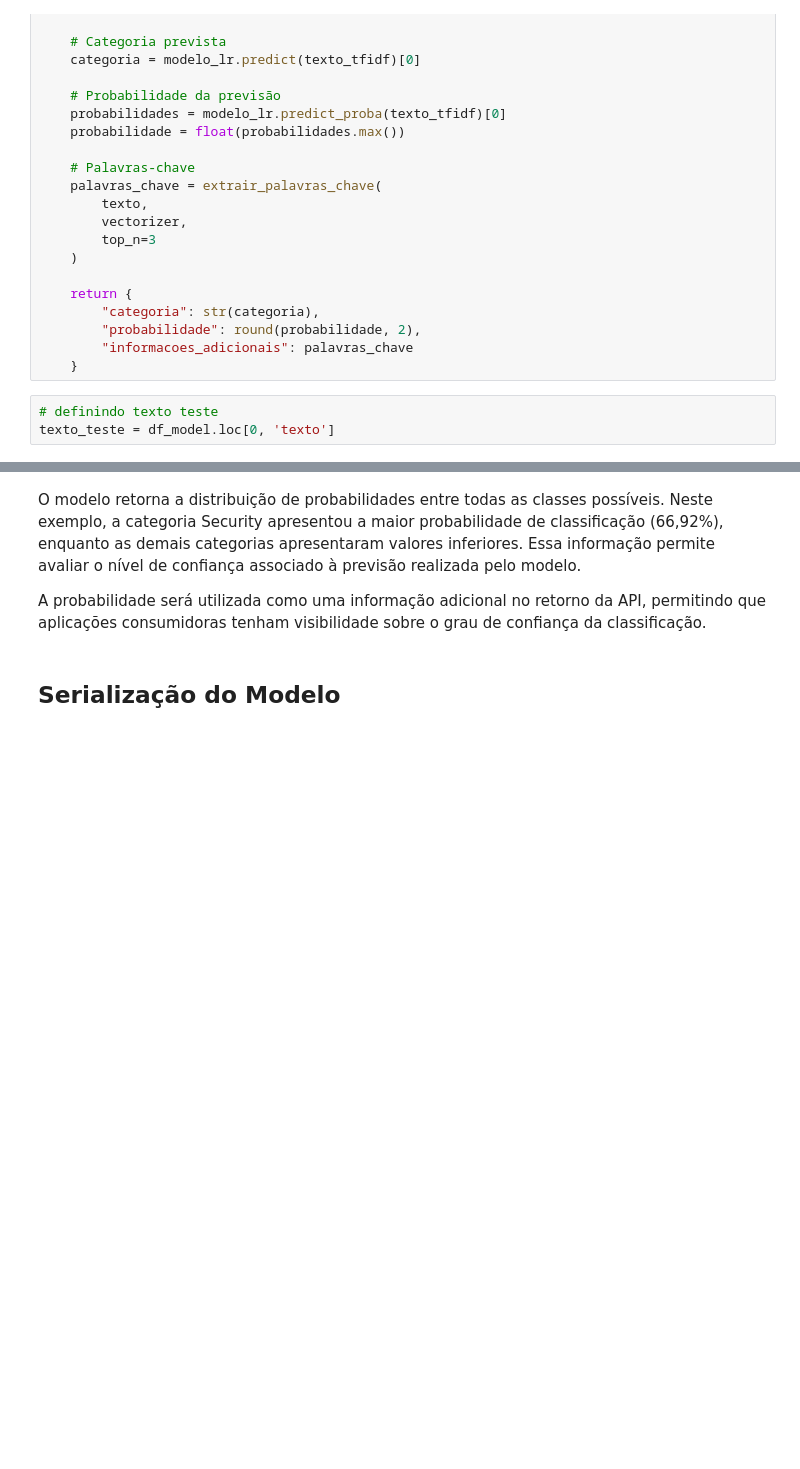
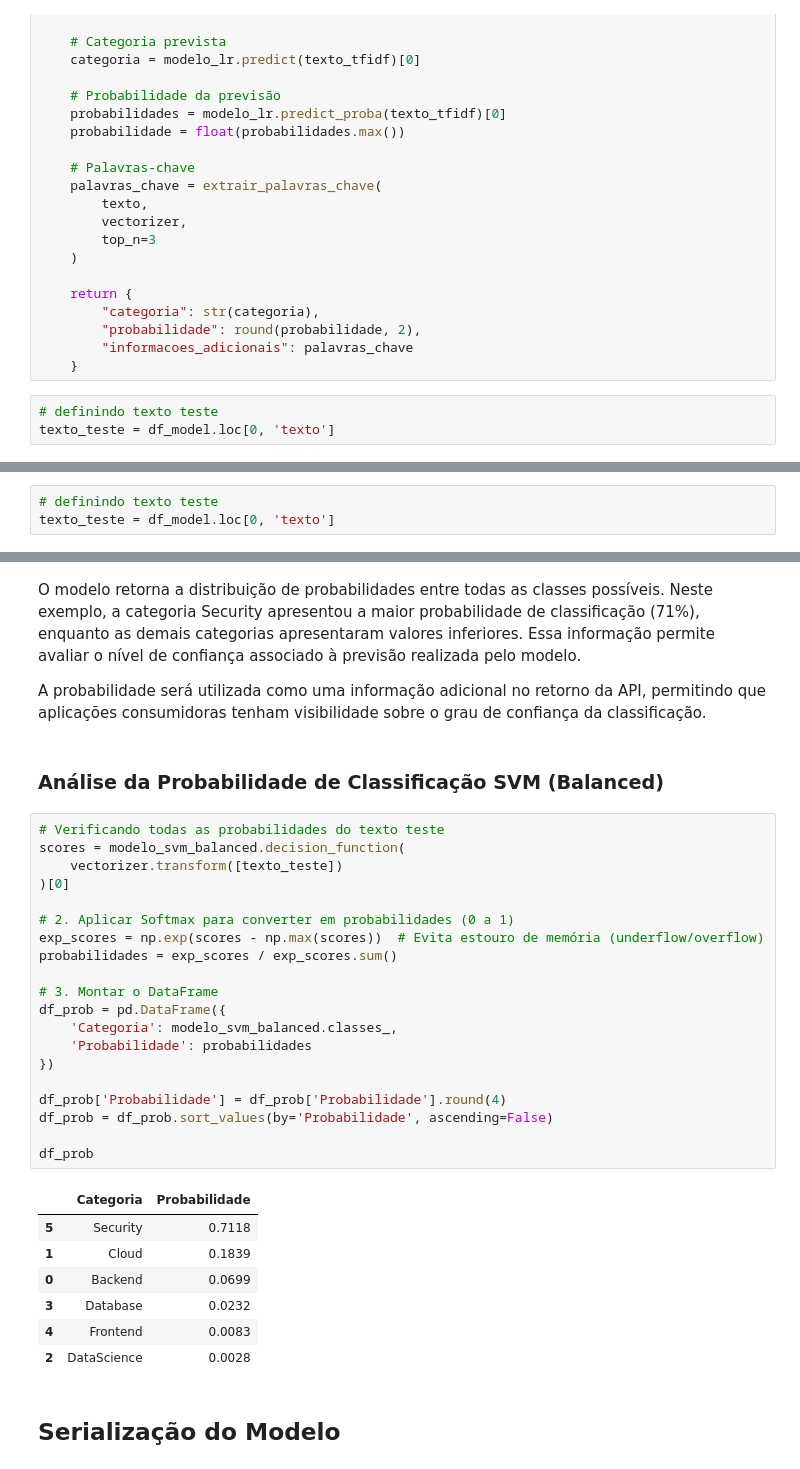
Before and after one commit to No-Country-simulation/g9-br-techmind-team10, a Jupyter notebook: datascience/notebooks/modelo_SVM.ipynb, the cells around one changed output, grey strips where cells are left out. Saved outputs shown, nothing was run; the diff lists cells and outputs as text; blank space fills up the shorter version.

```diff
--- a/datascience/notebooks/modelo_SVM.ipynb
+++ b/datascience/notebooks/modelo_SVM.ipynb
@@ -563,0 +727,3 @@ df_prob
+# %%
+# definindo texto teste
+texto_teste = df_model.loc[0, 'texto']
@@ -564,7 +738,37 @@ df_prob
 # %% [markdown]
-O modelo retorna a distribuição de probabilidades entre todas as classes possíveis. Neste exemplo, a categoria Security apresentou a maior probabilidade de classificação (66,92%), enquanto as demais categorias apresentaram valores inferiores. Essa informação permite avaliar o nível de confiança associado à previsão realizada pelo modelo.
+O modelo retorna a distribuição de probabilidades entre todas as classes possíveis. Neste exemplo, a categoria Security apresentou a maior probabilidade de classificação (71%), enquanto as demais categorias apresentaram valores inferiores. Essa informação permite avaliar o nível de confiança associado à previsão realizada pelo modelo.
 
 A probabilidade será utilizada como uma informação adicional no retorno da API, permitindo que aplicações consumidoras tenham visibilidade sobre o grau de confiança da classificação.
+# %% [markdown]
+### Análise da Probabilidade de Classificação SVM (Balanced)
+# %%
+# Verificando todas as probabilidades do texto teste
+scores = modelo_svm_balanced.decision_function(
+    vectorizer.transform([texto_teste])
+)[0]
+
+# 2. Aplicar Softmax para converter em probabilidades (0 a 1)
+exp_scores = np.exp(scores - np.max(scores))  # Evita estouro de memória (underflow/overflow)
+probabilidades = exp_scores / exp_scores.sum()
+
+# 3. Montar o DataFrame
+df_prob = pd.DataFrame({
+    'Categoria': modelo_svm_balanced.classes_,
+    'Probabilidade': probabilidades
+})
+
+df_prob['Probabilidade'] = df_prob['Probabilidade'].round(4)
+df_prob = df_prob.sort_values(by='Probabilidade', ascending=False)
+
+df_prob
+# %% [output]
+|  | Categoria | Probabilidade |
+| 5 | Security | 0.7118 |
+| 1 | Cloud | 0.1839 |
+| 0 | Backend | 0.0699 |
+| 3 | Database | 0.0232 |
+| 4 | Frontend | 0.0083 |
+| 2 | DataScience | 0.0028 |
 # %% [markdown]
 ## Serialização do Modelo
 # %% [markdown]
```
Also changed, not shown: parts of 57 cells of this notebook.
